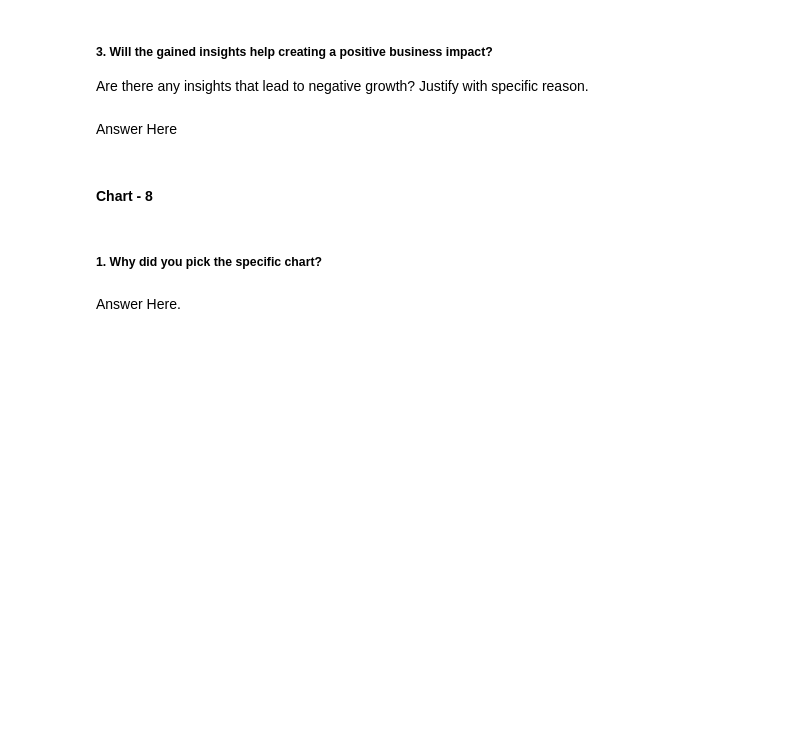
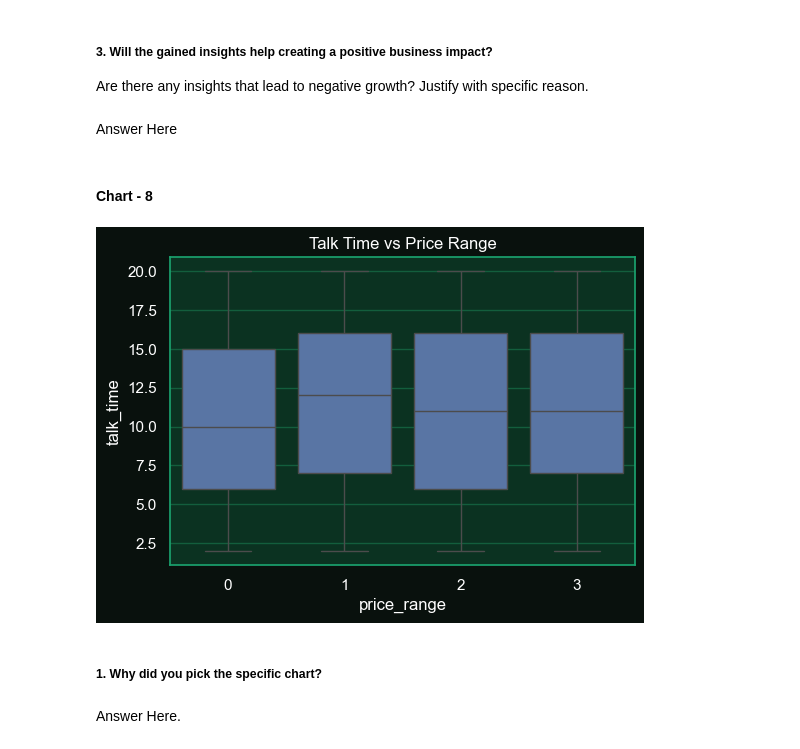
Before and after one commit to KushangShah/Mobile-Phone-Pricing-ML-Project, a Jupyter notebook: mobilePhonePricing_ML.ipynb, the cells around one changed output. Drawn from its saved outputs; the diff is of its cells as text; code cells hidden in the pictures; blank space fills up the shorter version.

```diff
--- a/mobilePhonePricing_ML.ipynb
+++ b/mobilePhonePricing_ML.ipynb
@@ -712,3 +716,12 @@ Answer Here
+# %%
+# Chart - 8 visualization code
+# 8. Boxplot of Talk Time vs Price Range
+plt.figure(figsize=(6,4))
+sns.boxplot(x='price_range', y='talk_time', data=df)
+plt.title('Talk Time vs Price Range')
+plt.show()
+# %% [output]
+[figure, added]
 # %% [markdown]
 ##### 1. Why did you pick the specific chart?
 # %% [markdown]
```
Also changed, not shown: parts of 137 cells of this notebook.
